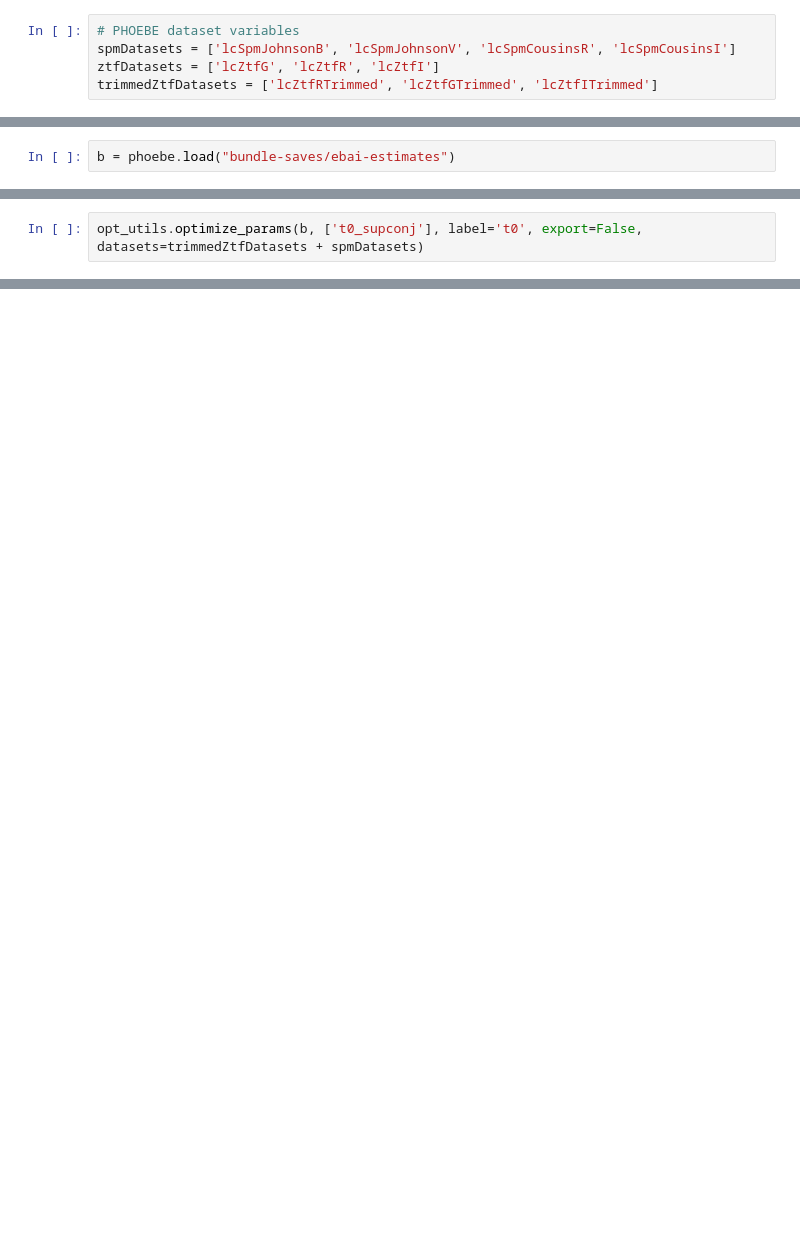
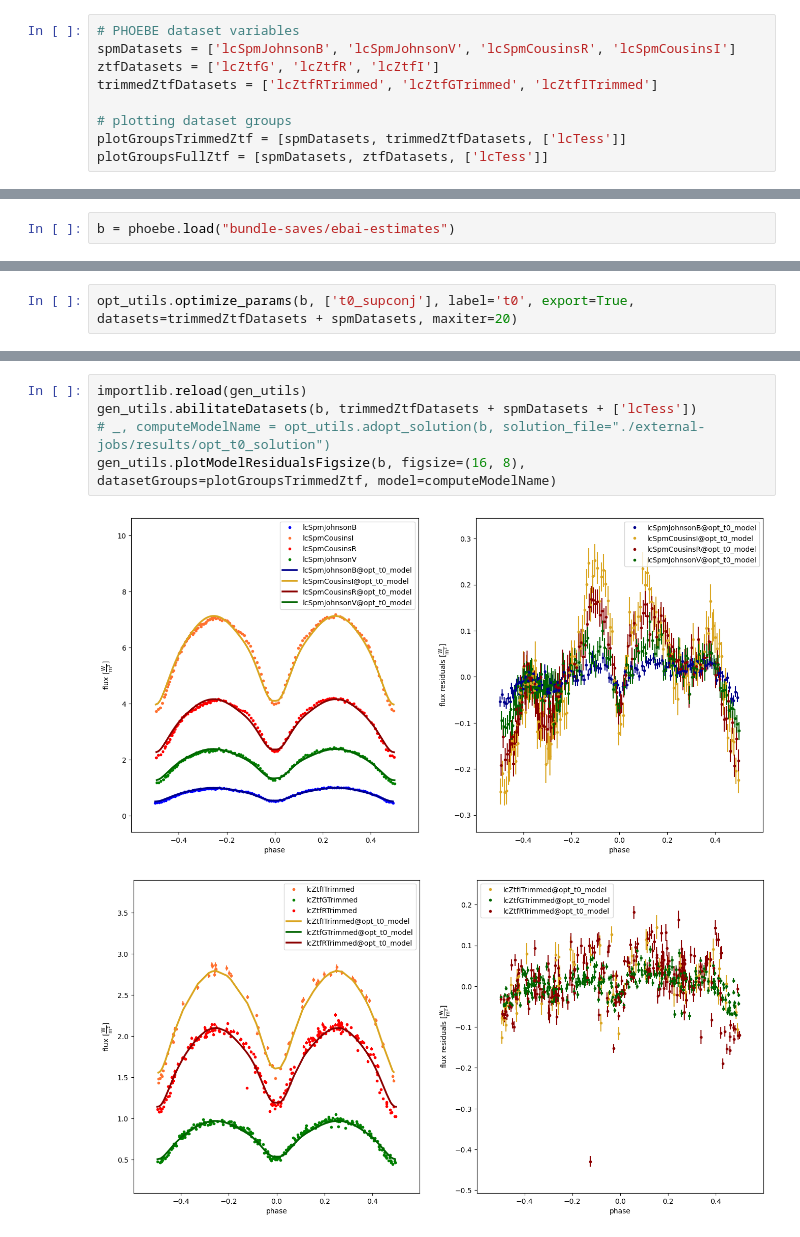
Before and after one commit to KnightIV/PHOEBE-Ensenada-Models, a Jupyter notebook: LINEAR_44914/phoebe-model.ipynb, the cells around one changed output, grey strips where cells are left out. Cells and saved outputs as stored; diff of their text form; blank space fills up the shorter version.

```diff
--- a/LINEAR_44914/phoebe-model.ipynb
+++ b/LINEAR_44914/phoebe-model.ipynb
@@ -40,6 +40,10 @@ variableName
 spmDatasets = ['lcSpmJohnsonB', 'lcSpmJohnsonV', 'lcSpmCousinsR', 'lcSpmCousinsI']
 ztfDatasets = ['lcZtfG', 'lcZtfR', 'lcZtfI']
 trimmedZtfDatasets = ['lcZtfRTrimmed', 'lcZtfGTrimmed', 'lcZtfITrimmed']
+
+# plotting dataset groups
+plotGroupsTrimmedZtf = [spmDatasets, trimmedZtfDatasets, ['lcTess']]
+plotGroupsFullZtf = [spmDatasets, ztfDatasets, ['lcTess']]
 # %% [markdown]
 # Variable and Observatory Info
 # %%
@@ -697,3 +713,3 @@ b = phoebe.load("bundle-saves/ebai-estimates")
 # %%
-opt_utils.optimize_params(b, ['t0_supconj'], label='t0', export=False, datasets=trimmedZtfDatasets + spmDatasets)
+opt_utils.optimize_params(b, ['t0_supconj'], label='t0', export=True, datasets=trimmedZtfDatasets + spmDatasets, maxiter=20)
 # %% [output]
@@ -700,0 +734,8 @@ opt_utils.optimize_params(b, ['t0_supconj'], label='t0', export=False, datasets=
+# %%
+importlib.reload(gen_utils)
+gen_utils.abilitateDatasets(b, trimmedZtfDatasets + spmDatasets + ['lcTess'])
+# _, computeModelName = opt_utils.adopt_solution(b, solution_file="./external-jobs/results/opt_t0_solution")
+gen_utils.plotModelResidualsFigsize(b, figsize=(16, 8), datasetGroups=plotGroupsTrimmedZtf, model=computeModelName)
+# %% [output]
+[figure, added]
+[figure, added]
```
Also changed, not shown: parts of 18 cells of this notebook.
